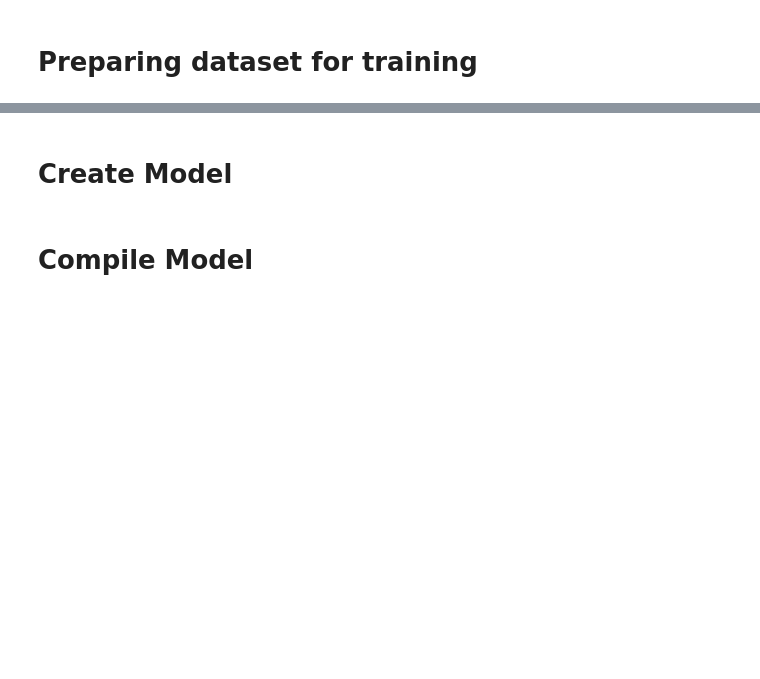
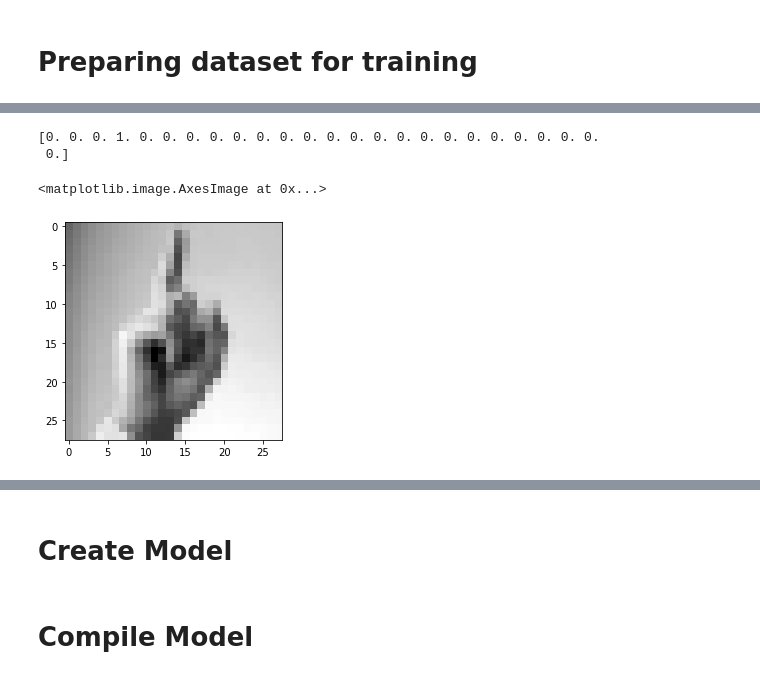
Before and after one commit to diannejardinez/cnn-for-computer-vision, a Jupyter notebook: CNN-MNIST-Sign-Language/CNN-MNIST-Sign-Language.ipynb, the cells around one changed output, grey strips where cells are left out. Drawn from its saved outputs; the diff is of its cells as text; code cells hidden in the pictures; blank space fills up the shorter version.

```diff
--- a/CNN-MNIST-Sign-Language/CNN-MNIST-Sign-Language.ipynb
+++ b/CNN-MNIST-Sign-Language/CNN-MNIST-Sign-Language.ipynb
@@ -57,0 +89,7 @@ array([ 0,  1,  2,  3,  4,  5,  6,  7,  8, 10, 11, 12, 13, 14, 15, 16, 17,
+# %%
+# One-hot encoding
+
+from keras.utils import to_categorical
+
+one_hot_label = to_categorical(labels)
+one_hot_label
@@ -57,0 +104,10 @@ array([ 0,  1,  2,  3,  4,  5,  6,  7,  8, 10, 11, 12, 13, 14, 15, 16, 17,
+# %%
+# Inspect an image
+index = 0
+print(one_hot_label[index])
+plt.imshow(pxl_img[index].reshape(28,28), cmap='gray')
+# %% [output]
+[0. 0. 0. 1. 0. 0. 0. 0. 0. 0. 0. 0. 0. 0. 0. 0. 0. 0. 0. 0. 0. 0. 0. 0.
+ 0.]
+<matplotlib.image.AxesImage at 0x...>
+[figure, added]
```
Also changed, not shown: parts of 10 cells of this notebook.
